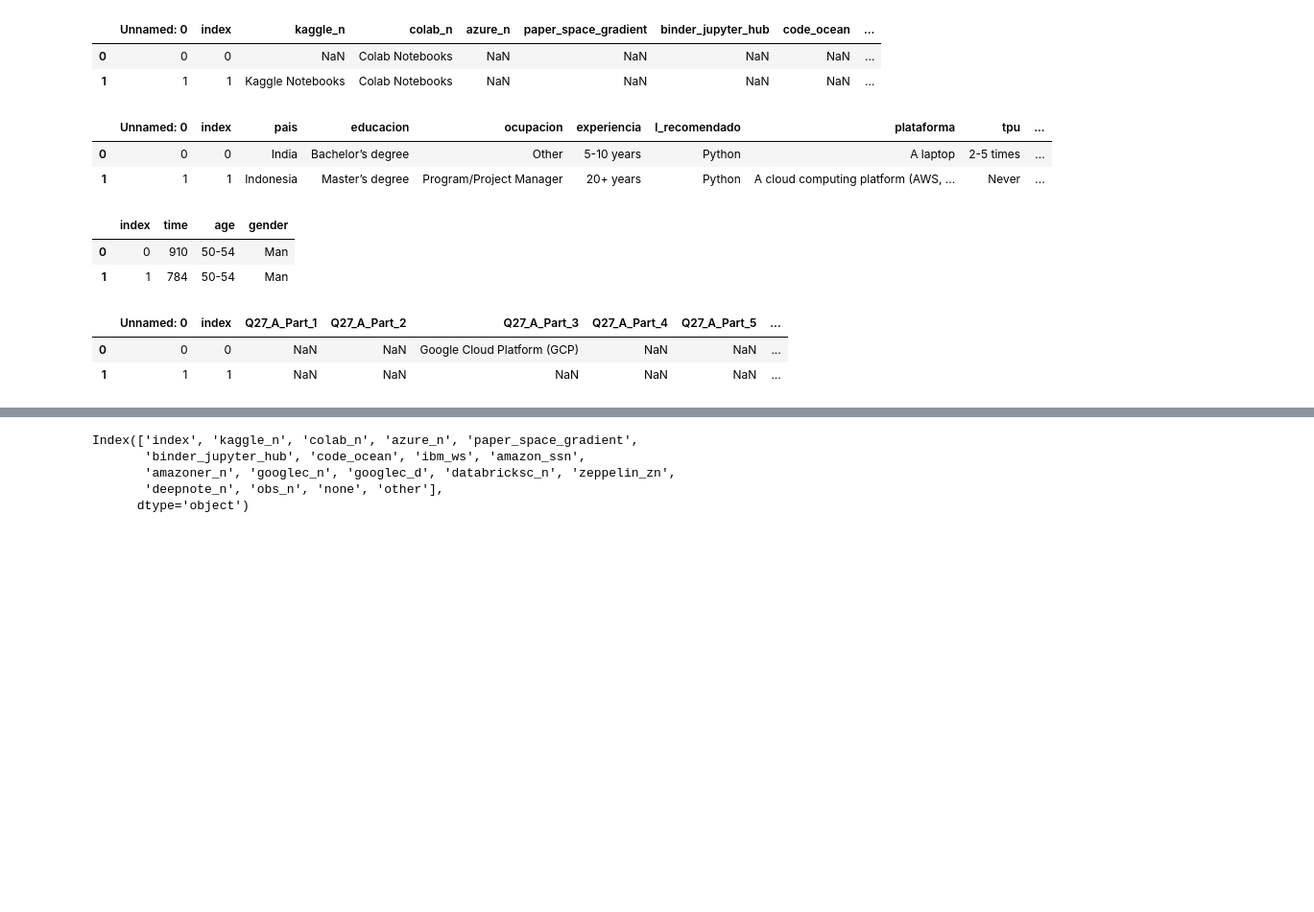
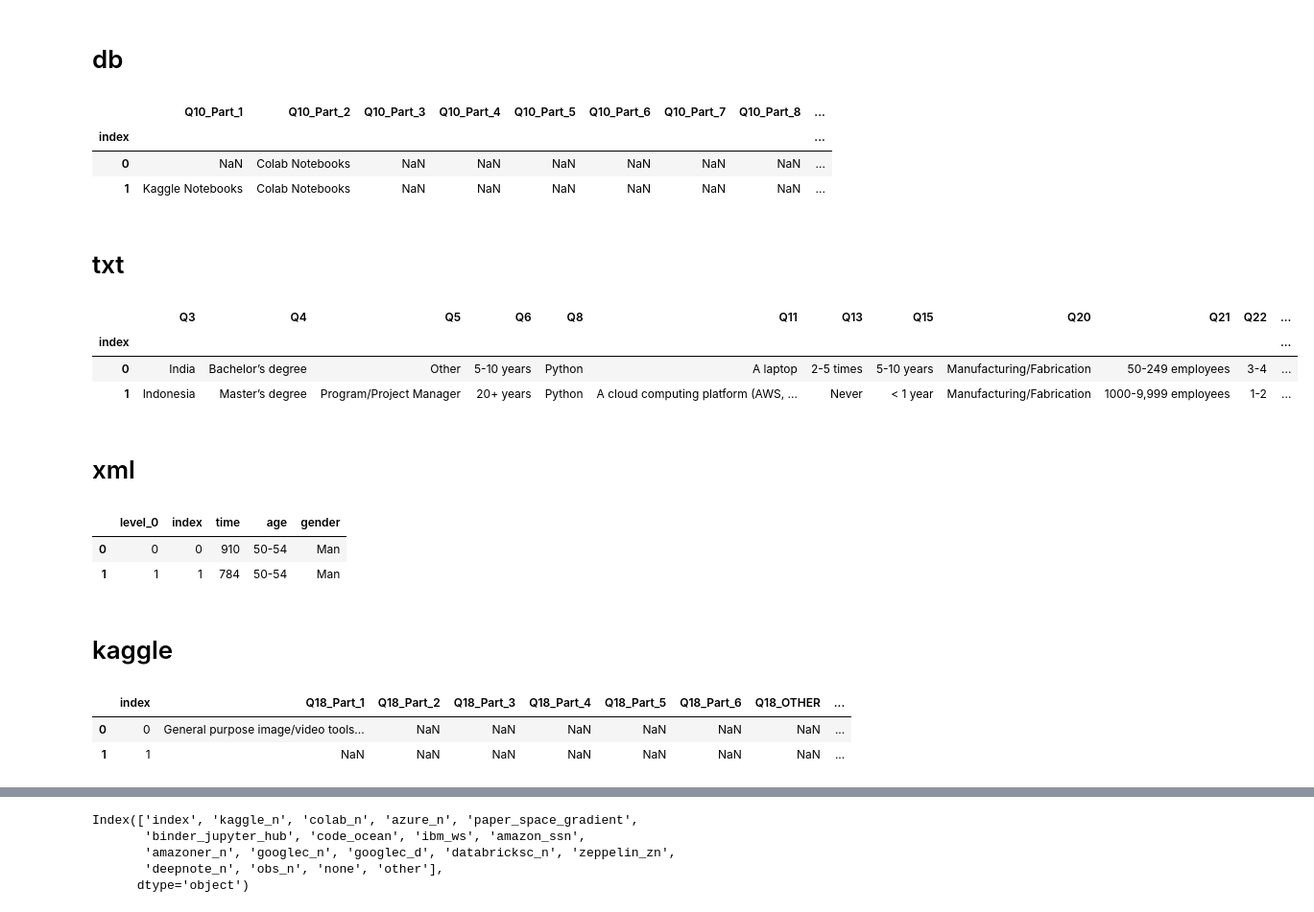
Before and after one commit to Adalab/project2-da-promo-c-modulo-2-team4, a Jupyter notebook: 05-union.ipynb, the cells around one changed output, grey strips where cells are left out. Shown at 96% size. Cells and saved outputs as stored; diff of their text form; code cells hidden in the pictures; blank space fills up the shorter version.

```diff
--- a/05-union.ipynb
+++ b/05-union.ipynb
@@ -3,34 +3,44 @@ import pandas as pd
 import numpy as np
 import os
 pd.options.display.max_columns = None
+# %% [markdown]
+# db
 # %%
-df_db= pd.read_csv("data/04-data-db-col-rename.csv", index_col=0)
+df_db= pd.read_csv("data/01-exported_db_data.csv", index_col=0)
 df_db.head(2)
 # %% [output]
-|  | Unnamed: 0 | index | kaggle_n | colab_n | azure_n | paper_space_gradient | binder_jupyter_hub | code_ocean | ... |
-| 0 | 0 | 0 | NaN | Colab Notebooks | NaN | NaN | NaN | NaN | ... |
-| 1 | 1 | 1 | Kaggle Notebooks | Colab Notebooks | NaN | NaN | NaN | NaN | ... |
+|  | Q10_Part_1 | Q10_Part_2 | Q10_Part_3 | Q10_Part_4 | Q10_Part_5 | Q10_Part_6 | Q10_Part_7 | Q10_Part_8 | ... |
+| index |  |  |  |  |  |  |  |  | ... |
+| 0 | NaN | Colab Notebooks | NaN | NaN | NaN | NaN | NaN | NaN | ... |
+| 1 | Kaggle Notebooks | Colab Notebooks | NaN | NaN | NaN | NaN | NaN | NaN | ... |
+# %% [markdown]
+# txt
 # %%
-df_txt= pd.read_csv("data/04-data-txt-col-rename.csv",index_col=0 )
+df_txt= pd.read_csv("data/01-data_txt_clean.txt",sep= ';',index_col=0 )
 df_txt.head(2)
 # %% [output]
-|  | Unnamed: 0 | index | pais | educacion | ocupacion | experiencia | l_recomendado | plataforma | tpu | ... |
-| 0 | 0 | 0 | India | Bachelor’s degree | Other | 5-10 years | Python | A laptop | 2-5 times | ... |
-| 1 | 1 | 1 | Indonesia | Master’s degree | Program/Project Manager | 20+ years | Python | A cloud computing platform (AWS, ... | Never | ... |
+|  | Q3 | Q4 | Q5 | Q6 | Q8 | Q11 | Q13 | Q15 | Q20 | Q21 | Q22 | ... |
+| index |  |  |  |  |  |  |  |  |  |  |  | ... |
+| 0 | India | Bachelor’s degree | Other | 5-10 years | Python | A laptop | 2-5 times | 5-10 years | Manufacturing/Fabrication | 50-249 employees | 3-4 | ... |
+| 1 | Indonesia | Master’s degree | Program/Project Manager | 20+ years | Python | A cloud computing platform (AWS, ... | Never | < 1 year | Manufacturing/Fabrication | 1000-9,999 employees | 1-2 | ... |
+# %% [markdown]
+# xml
+# %%
+df_xml= pd.read_xml("data/01-data_xml_clean.xml")
+df_xml.head(2)
+# %% [output]
+|  | level_0 | index | time | age | gender |
+| 0 | 0 | 0 | 910 | 50-54 | Man |
+| 1 | 1 | 1 | 784 | 50-54 | Man |
+# %% [markdown]
+# kaggle
 # %%
-df_xml= pd.read_csv("data/03-data_xml_eliminados.csv", index_col=0)
-df_xml.head(2)
+df_csv= pd.read_csv("data/01-data_remaning_kaggle.csv",index_col=0 )
+df_csv.head(2)
 # %% [output]
-|  | index | time | age | gender |
-| 0 | 0 | 910 | 50-54 | Man |
-| 1 | 1 | 784 | 50-54 | Man |
+|  | index | Q18_Part_1 | Q18_Part_2 | Q18_Part_3 | Q18_Part_4 | Q18_Part_5 | Q18_Part_6 | Q18_OTHER | ... |
+| 0 | 0 | General purpose image/video tools... | NaN | NaN | NaN | NaN | NaN | NaN | ... |
+| 1 | 1 | NaN | NaN | NaN | NaN | NaN | NaN | NaN | ... |
-# %%
-df_csv= pd.read_csv("data/03-data_csv_eliminados.csv",index_col=0 )
-df_csv.head(2)
-# %% [output]
-|  | Unnamed: 0 | index | Q27_A_Part_1 | Q27_A_Part_2 | Q27_A_Part_3 | Q27_A_Part_4 | Q27_A_Part_5 | ... |
-| 0 | 0 | 0 | NaN | NaN | Google Cloud Platform (GCP) | NaN | NaN | ... |
-| 1 | 1 | 1 | NaN | NaN | NaN | NaN | NaN | ... |
 # %%
 df_csv.columns
 # %% [output]
```
Also changed, not shown: parts of 11 cells of this notebook.
